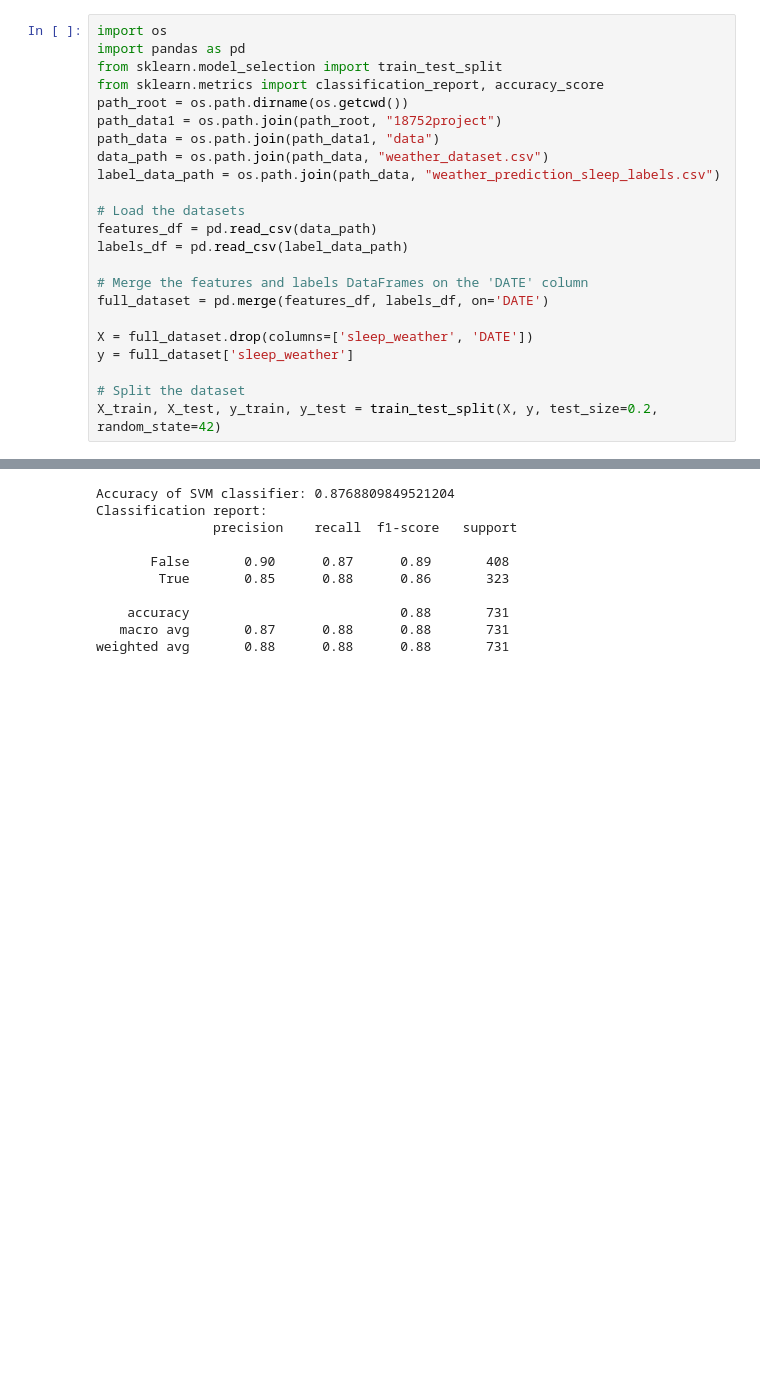
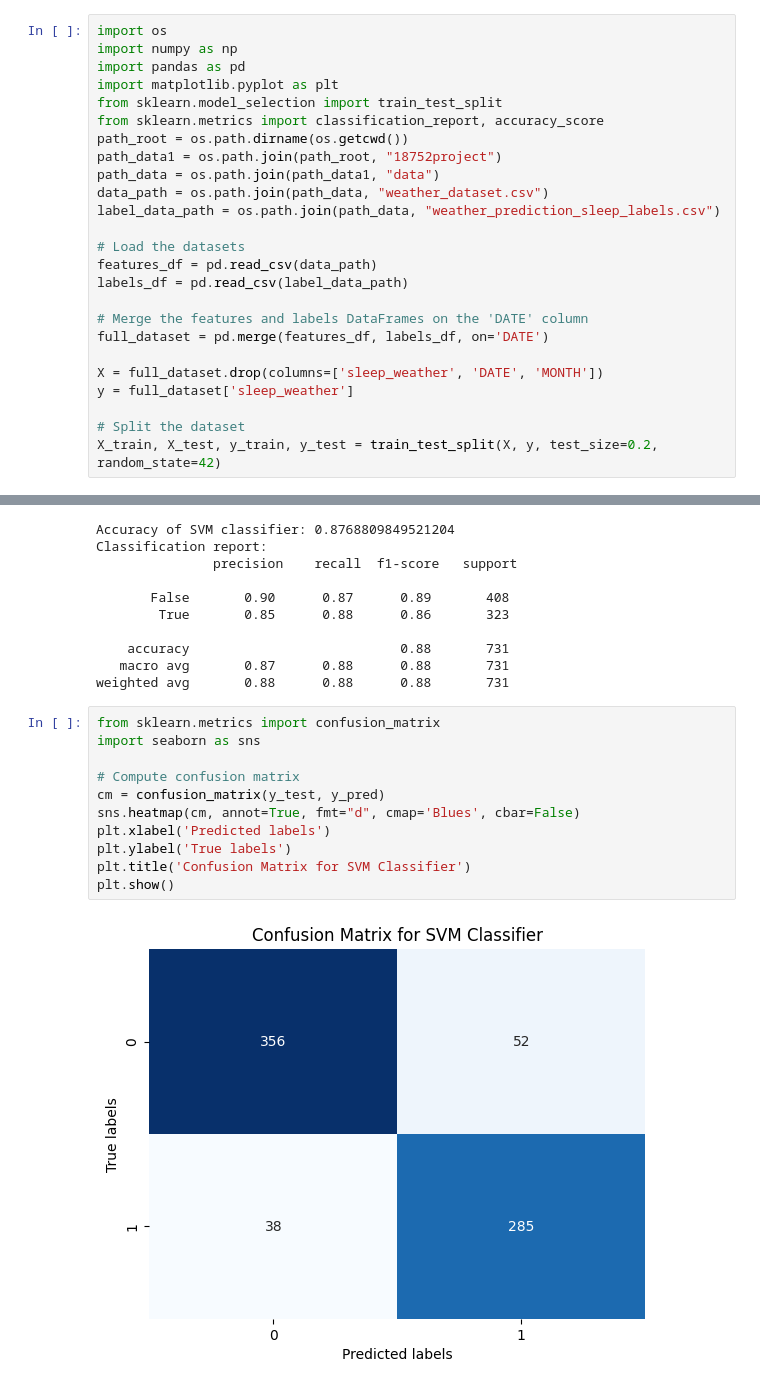
Before and after one commit to zihanx/18752project, a Jupyter notebook: main.ipynb, the cells around one changed output, grey strips where cells are left out. Drawn from its saved outputs; the diff is of its cells as text; blank space fills up the shorter version.

```diff
--- a/main.ipynb
+++ b/main.ipynb
@@ -1,6 +1,8 @@
 # %%
 import os
+import numpy as np
 import pandas as pd
+import matplotlib.pyplot as plt
 from sklearn.model_selection import train_test_split
 from sklearn.metrics import classification_report, accuracy_score
 path_root = os.path.dirname(os.getcwd())
@@ -16,7 +18,7 @@ labels_df = pd.read_csv(label_data_path)
 # Merge the features and labels DataFrames on the 'DATE' column
 full_dataset = pd.merge(features_df, labels_df, on='DATE')
 
-X = full_dataset.drop(columns=['sleep_weather', 'DATE'])
+X = full_dataset.drop(columns=['sleep_weather', 'DATE', 'MONTH'])
 y = full_dataset['sleep_weather']
 
 # Split the dataset
@@ -45,3 +47,16 @@ Classification report:
     accuracy                           0.88       731
    macro avg       0.87      0.88      0.88       731
 weighted avg       0.88      0.88      0.88       731
+# %%
+from sklearn.metrics import confusion_matrix
+import seaborn as sns
+
+# Compute confusion matrix
+cm = confusion_matrix(y_test, y_pred)
+sns.heatmap(cm, annot=True, fmt="d", cmap='Blues', cbar=False)
+plt.xlabel('Predicted labels')
+plt.ylabel('True labels')
+plt.title('Confusion Matrix for SVM Classifier')
+plt.show()
+# %% [output]
+[figure, added]
```
Also changed, not shown: parts of 10 cells of this notebook.
